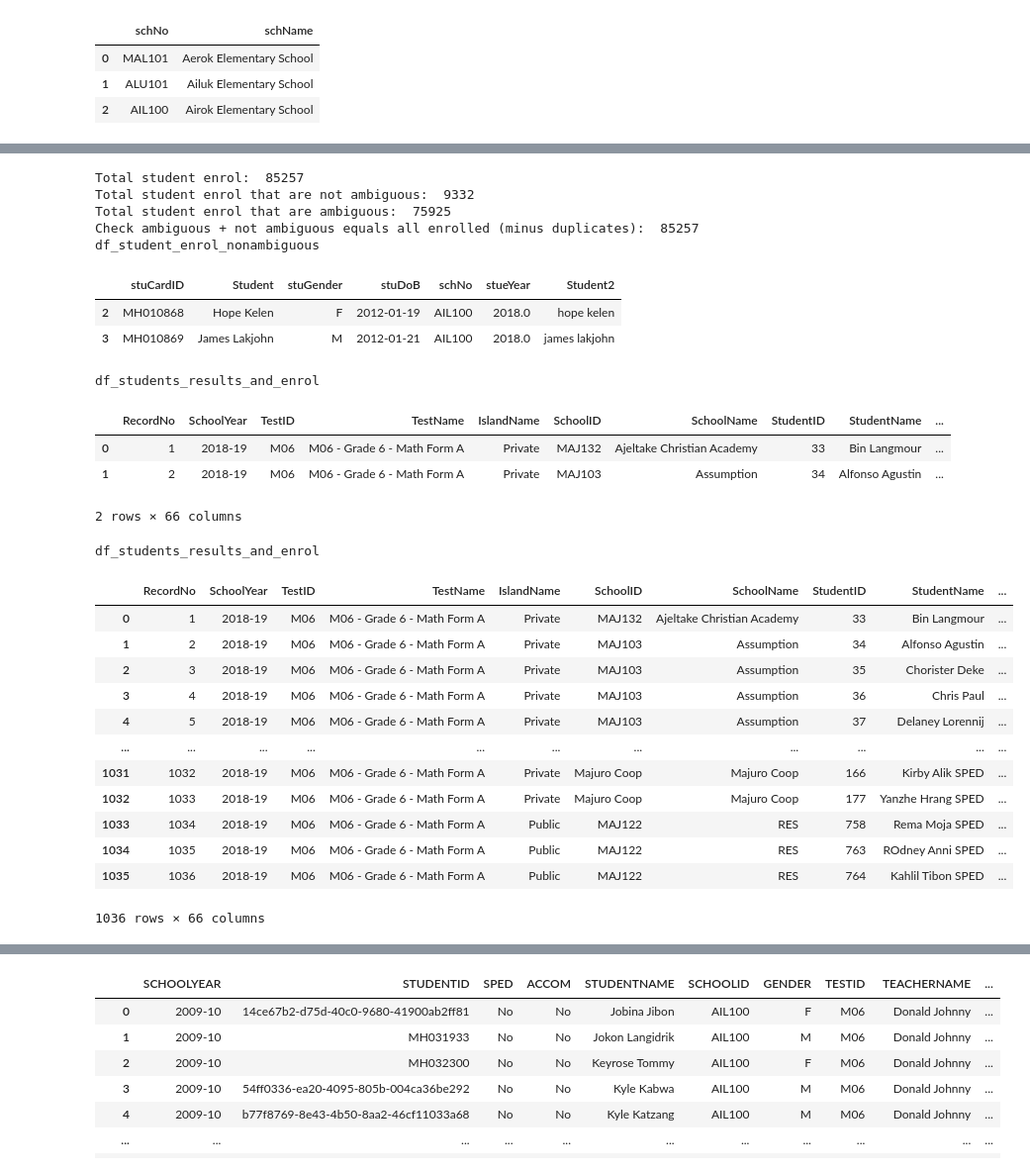
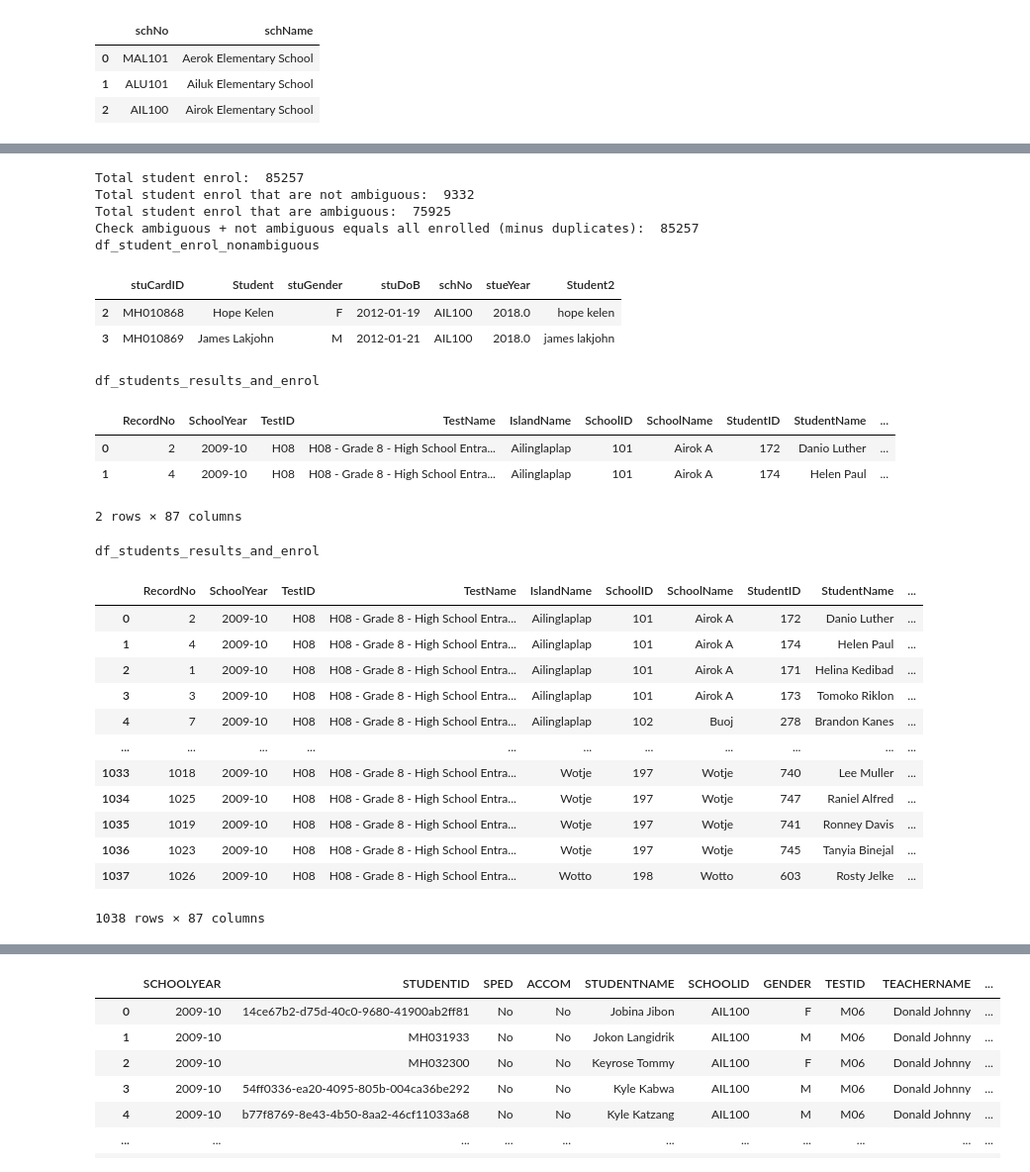
Before and after one commit to PacificEMIS/pacific-emis-exams, a Jupyter notebook: soe-to-onlinesba.ipynb, the cells around one changed output, grey strips where cells are left out. Shown at 99% size. Saved outputs shown, nothing was run; the diff lists cells and outputs as text; code cells hidden in the pictures.

```diff
--- a/soe-to-onlinesba.ipynb
+++ b/soe-to-onlinesba.ipynb
@@ -145,12 +145,23 @@ def load_excel_to_df(filename):
 cwd = os.getcwd()
 #filename = os.path.join(cwd, 'data/RMI/MISAT/MISAT 2019/3GrEng2019/AllSchools_A03_2018-19_Results.xls')
 #filename = os.path.join(cwd, 'data/RMI/MISAT/MISAT 2012/6grEng12/AllSchools_A06_2011-12_Results.xls')
-#filename = os.path.join(cwd, 'data/RMI/MISAT/MISAT 2009/3GrEng09/AllSchools_A03_2008-09_Results.xls')
-filename = os.path.join(cwd, 'data/RMI/MISAT/MISAT 2019/Gr6Math2019/AllSchools_M06_2018-19_Results.xls')
+#filename = os.path.join(cwd, 'data/RMI/MISAT/MISAT 2019/Gr6Math2019/AllSchools_M06_2018-19_Results.xls')
+#filename = os.path.join(cwd, 'data/RMI/MISAT/MISAT 2009/6GrMath2009/AllSchools_M06_2008-09_Results.xls')
+#filename = os.path.join(cwd, 'data/RMI/MISAT/MISAT 2009/3GrEng2009/AllSchools_A03_2008-09_Results.xls')
+#filename = os.path.join(cwd, 'data/RMI/MISAT/MISAT 2009/3GrMath2009/AllSchools_M03_2008-09_Results.xls')
+#filename = os.path.join(cwd, 'data/RMI/MISAT/MISAT 2011/3GrEng2011/AllSchools_A03_2010-11_Results1.xls')
+#filename = os.path.join(cwd, 'data/RMI/MISAT/MISAT 2018/Gr3KM2018/AllSchools_B03_2017-18_Results.xls')
+#filename = os.path.join(cwd, 'data/RMI/MISAT/MISAT 2016/Gr8HSET2016/AllSchools_H08_2015-16_Results.xls')
+#filename = os.path.join(cwd, 'data/RMI/MISAT/MISAT 2017/Gr8HSET2017/AllSchools_H08_2016-17_Results.xls')
+#filename = os.path.join(cwd, 'data/RMI/MISAT/MISAT 2009/8GrHSET2009/AllSchools_H08_2008-09_Results.xls')
+filename = os.path.join(cwd, 'data/RMI/MISAT/MISAT 2010/8GrHSET2010/AllSchools_H08_2009-10_Results.xls')
+#filename = os.path.join(cwd, 'data/RMI/MISAT/MISAT 2019/Gr12Math2019/AllSchools_B12_2018-19_Results.xls')
 
-df_student_results = load_excel_to_df(filename)
+testname = filename.split('/')[-1]
+df_student_results = {}
+df_student_results[testname] = load_excel_to_df(filename)
 print('df_student_results')
-display(df_student_results)
+display(df_student_results[testname])
 # %% [output]
 df_student_results
 |  | RecordNo | SchoolYear | TestID | TestName | IslandName | SchoolID | SchoolName | StudentID | StudentName | ... |
@@ -275,38 +286,38 @@ def merge_exams_data_with_student_enrol_df(df_student_results, df_student_enrol,
 # %%
 # Merge student exams data with student enrollments
 # Working with the single student exams file (for testing)
-
-df_students_results_and_enrol = merge_exams_data_with_student_enrol_df(df_student_results, df_student_enrol, True)
+df_students_results_and_enrol = {}
+df_students_results_and_enrol[testname] = merge_exams_data_with_student_enrol_df(df_student_results[testname], df_student_enrol, True)
 print('df_students_results_and_enrol')
-df_students_results_and_enrol
+df_students_results_and_enrol[testname]
 # %% [output]
 Total student enrol:  85257
 Total student enrol that are not ambiguous:  9332
 Total student enrol that are ambiguous:  75925
 Check ambiguous + not ambiguous equals all enrolled (minus duplicates):  85257
 df_student_enrol_nonambiguous
 |  | stuCardID | Student | stuGender | stuDoB | schNo | stueYear | Student2 |
 | 2 | MH010868 | Hope Kelen | F | 2012-01-19 | AIL100 | 2018.0 | hope kelen |
 | 3 | MH010869 | James Lakjohn | M | 2012-01-21 | AIL100 | 2018.0 | james lakjohn |
 df_students_results_and_enrol
 |  | RecordNo | SchoolYear | TestID | TestName | IslandName | SchoolID | SchoolName | StudentID | StudentName | ... |
-| 0 | 1 | 2018-19 | M06 | M06 - Grade 6 - Math Form A | Private | MAJ132 | Ajeltake Christian Academy | 33 | Bin Langmour | ... |
-| 1 | 2 | 2018-19 | M06 | M06 - Grade 6 - Math Form A | Private | MAJ103 | Assumption | 34 | Alfonso Agustin | ... |
+| 0 | 2 | 2009-10 | H08 | H08 - Grade 8 - High School Entra... | Ailinglaplap | 101 | Airok A | 172 | Danio Luther | ... |
+| 1 | 4 | 2009-10 | H08 | H08 - Grade 8 - High School Entra... | Ailinglaplap | 101 | Airok A | 174 | Helen Paul | ... |
-2 rows × 66 columns
+2 rows × 87 columns
 df_students_results_and_enrol
 |  | RecordNo | SchoolYear | TestID | TestName | IslandName | SchoolID | SchoolName | StudentID | StudentName | ... |
-| 0 | 1 | 2018-19 | M06 | M06 - Grade 6 - Math Form A | Private | MAJ132 | Ajeltake Christian Academy | 33 | Bin Langmour | ... |
-| 1 | 2 | 2018-19 | M06 | M06 - Grade 6 - Math Form A | Private | MAJ103 | Assumption | 34 | Alfonso Agustin | ... |
-| 2 | 3 | 2018-19 | M06 | M06 - Grade 6 - Math Form A | Private | MAJ103 | Assumption | 35 | Chorister Deke | ... |
-| 3 | 4 | 2018-19 | M06 | M06 - Grade 6 - Math Form A | Private | MAJ103 | Assumption | 36 | Chris Paul | ... |
-| 4 | 5 | 2018-19 | M06 | M06 - Grade 6 - Math Form A | Private | MAJ103 | Assumption | 37 | Delaney Lorennij | ... |
+| 0 | 2 | 2009-10 | H08 | H08 - Grade 8 - High School Entra... | Ailinglaplap | 101 | Airok A | 172 | Danio Luther | ... |
+| 1 | 4 | 2009-10 | H08 | H08 - Grade 8 - High School Entra... | Ailinglaplap | 101 | Airok A | 174 | Helen Paul | ... |
+| 2 | 1 | 2009-10 | H08 | H08 - Grade 8 - High School Entra... | Ailinglaplap | 101 | Airok A | 171 | Helina Kedibad | ... |
+| 3 | 3 | 2009-10 | H08 | H08 - Grade 8 - High School Entra... | Ailinglaplap | 101 | Airok A | 173 | Tomoko Riklon | ... |
+| 4 | 7 | 2009-10 | H08 | H08 - Grade 8 - High School Entra... | Ailinglaplap | 102 | Buoj | 278 | Brandon Kanes | ... |
 | ... | ... | ... | ... | ... | ... | ... | ... | ... | ... | ... |
-| 1031 | 1032 | 2018-19 | M06 | M06 - Grade 6 - Math Form A | Private | Majuro Coop | Majuro Coop | 166 | Kirby Alik SPED | ... |
-| 1032 | 1033 | 2018-19 | M06 | M06 - Grade 6 - Math Form A | Private | Majuro Coop | Majuro Coop | 177 | Yanzhe Hrang SPED | ... |
-| 1033 | 1034 | 2018-19 | M06 | M06 - Grade 6 - Math Form A | Public | MAJ122 | RES | 758 | Rema Moja SPED | ... |
-| 1034 | 1035 | 2018-19 | M06 | M06 - Grade 6 - Math Form A | Public | MAJ122 | RES | 763 | ROdney Anni SPED | ... |
-| 1035 | 1036 | 2018-19 | M06 | M06 - Grade 6 - Math Form A | Public | MAJ122 | RES | 764 | Kahlil Tibon SPED | ... |
+| 1033 | 1018 | 2009-10 | H08 | H08 - Grade 8 - High School Entra... | Wotje | 197 | Wotje | 740 | Lee Muller | ... |
+| 1034 | 1025 | 2009-10 | H08 | H08 - Grade 8 - High School Entra... | Wotje | 197 | Wotje | 747 | Raniel Alfred | ... |
+| 1035 | 1019 | 2009-10 | H08 | H08 - Grade 8 - High School Entra... | Wotje | 197 | Wotje | 741 | Ronney Davis | ... |
+| 1036 | 1023 | 2009-10 | H08 | H08 - Grade 8 - High School Entra... | Wotje | 197 | Wotje | 745 | Tanyia Binejal | ... |
+| 1037 | 1026 | 2009-10 | H08 | H08 - Grade 8 - High School Entra... | Wotto | 198 | Wotto | 603 | Rosty Jelke | ... |
-1036 rows × 66 columns
+1038 rows × 87 columns
 # %%
 %%time
 # Merge student exams data with student enrollments
```
Also changed, not shown: parts of 10 cells of this notebook, 3 other files.
